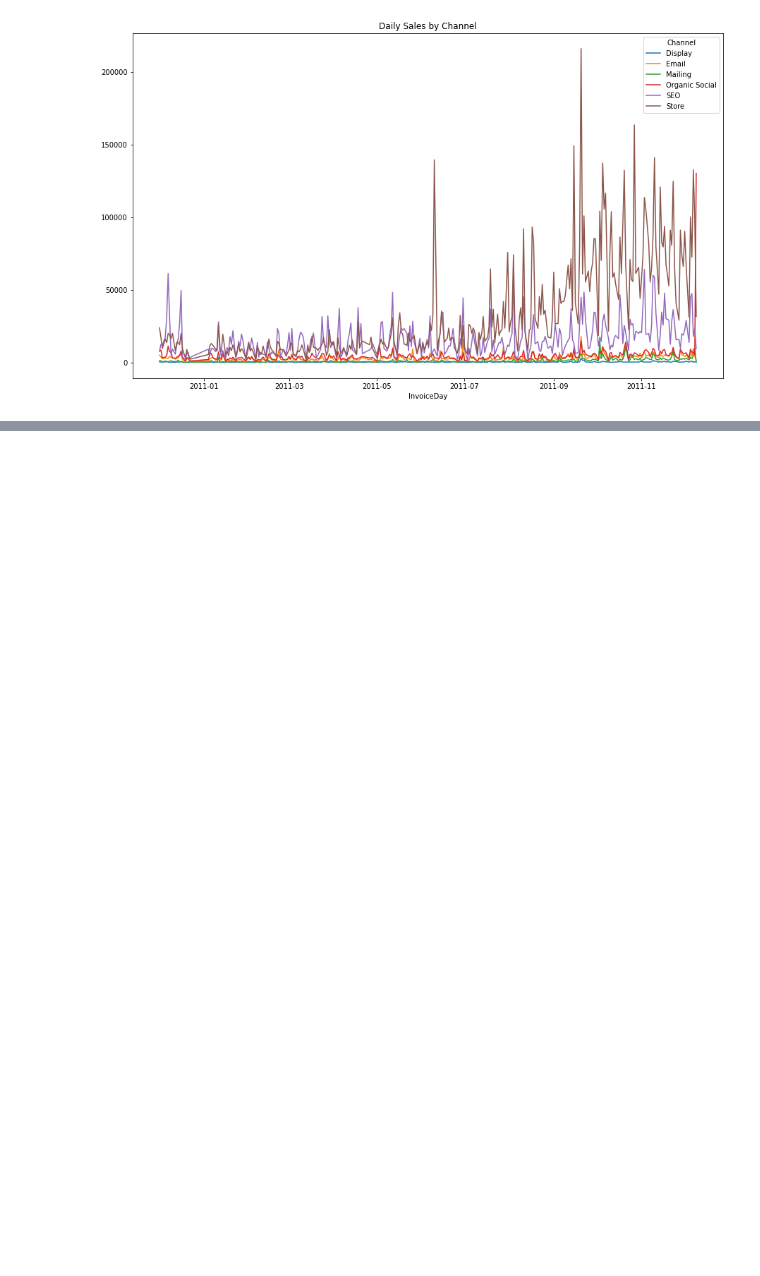
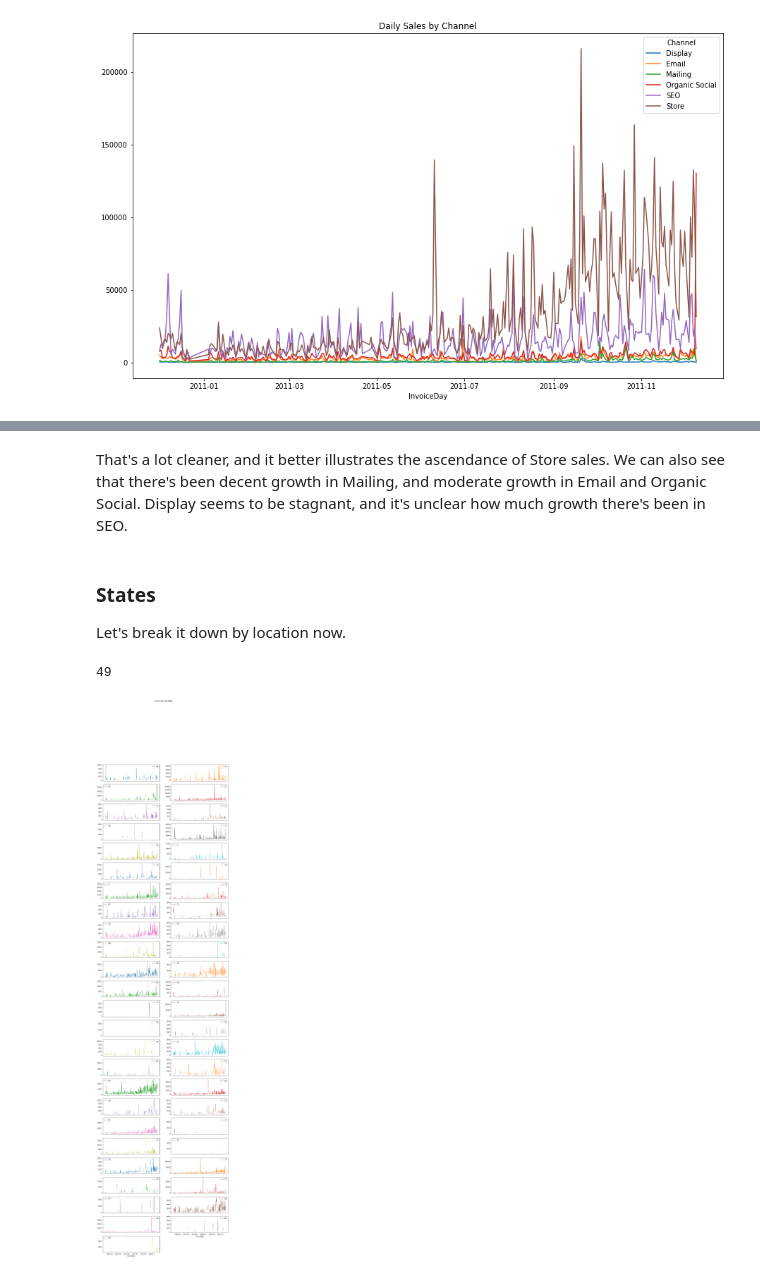
Before and after one commit to rob-dalton/comoto-takehome, a Jupyter notebook: eda.ipynb, the cells around one changed output, grey strips where cells are left out. Drawn from its saved outputs; the diff is of its cells as text; code cells hidden in the pictures; blank space fills up the shorter version.

```diff
--- a/eda.ipynb
+++ b/eda.ipynb
@@ -99,0 +98,18 @@ That's a lot cleaner, and it better illustrates the ascendance of store sales.
+# %% [markdown]
+That's a lot cleaner, and it better illustrates the ascendance of Store sales. We can also see that there's been decent growth in Mailing, and moderate growth in Email and Organic Social. Display seems to be stagnant, and it's unclear how much growth there's been in SEO.
+# %% [markdown]
+### States
+Let's break it down by location now.
+# %%
+# number of states
+df_sales.State.unique().shape[0]
+# %% [output]
+49
+# %%
+df_sales.groupby(['State', 'InvoiceDay'])\
+    .agg({'Sales': 'sum'})\
+    .reset_index(drop=False)\
+    .pivot(index='InvoiceDay', columns='State', values='Sales')\
+    .plot(figsize=(15, 60), subplots=True, layout=(25, 2), title="Daily Sales by State");
+# %% [output]
+[figure, added]
```
Also changed, not shown: parts of 15 cells of this notebook, 1 other file.
